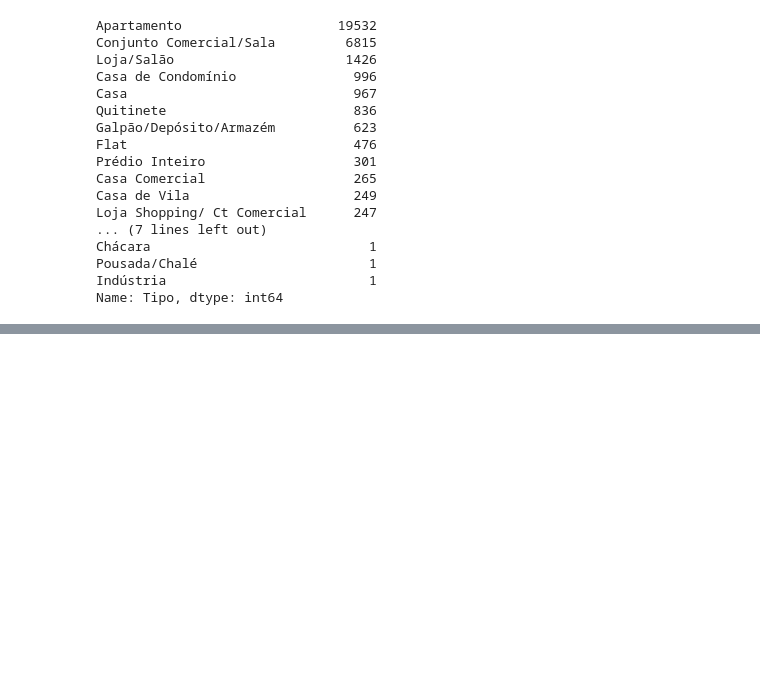
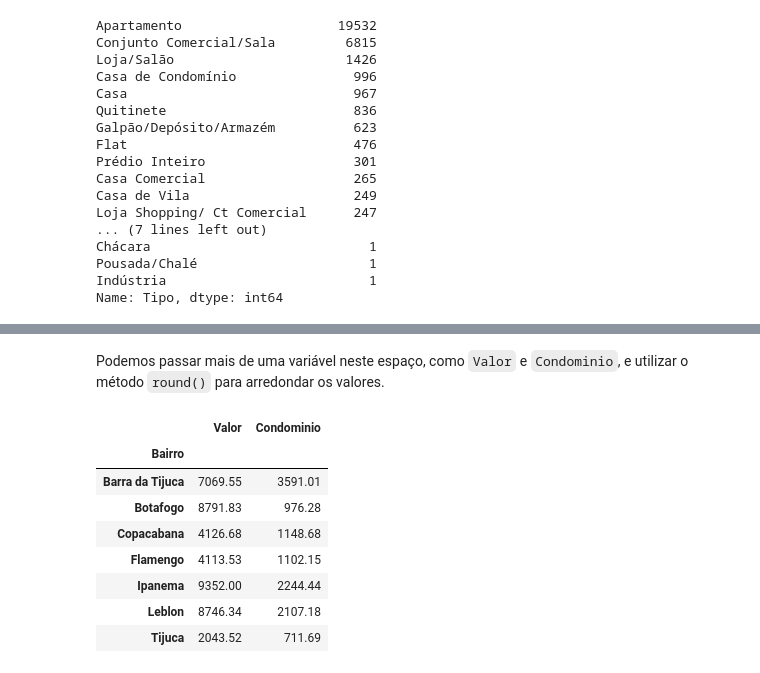
Before and after one commit to 1-aquila-1/data-science, a Jupyter notebook: 01-analise-dados/02-tratando-analisando-dados.ipynb, the cells around one changed output, grey strips where cells are left out. Saved outputs shown, nothing was run; the diff lists cells and outputs as text; code cells hidden in the pictures; blank space fills up the shorter version.

```diff
--- a/01-analise-dados/02-tratando-analisando-dados.ipynb
+++ b/01-analise-dados/02-tratando-analisando-dados.ipynb
@@ -1644,0 +1686,2 @@ Name: Tipo, dtype: int64
+# %%
+grupo_bairro = dados.groupby('Bairro')
@@ -1645,2 +1717,16 @@ Name: Tipo, dtype: int64
+# %% [markdown]
+Podemos passar mais de uma variável neste espaço, como `Valor` e `Condominio`, e utilizar o método `round()` para arredondar os valores.
+# %%
+grupo_bairro[['Valor', 'Condominio']].mean().round(2)
+# %% [output]
+|  | Valor | Condominio |
+| Bairro |  |  |
+| Barra da Tijuca | 7069.55 | 3591.01 |
+| Botafogo | 8791.83 | 976.28 |
+| Copacabana | 4126.68 | 1148.68 |
+| Flamengo | 4113.53 | 1102.15 |
+| Ipanema | 9352.00 | 2244.44 |
+| Leblon | 8746.34 | 2107.18 |
+| Tijuca | 2043.52 | 711.69 |
 # %%
 ## 9 Removendo Outliers
```
Also changed, not shown: parts of 14 cells of this notebook.
